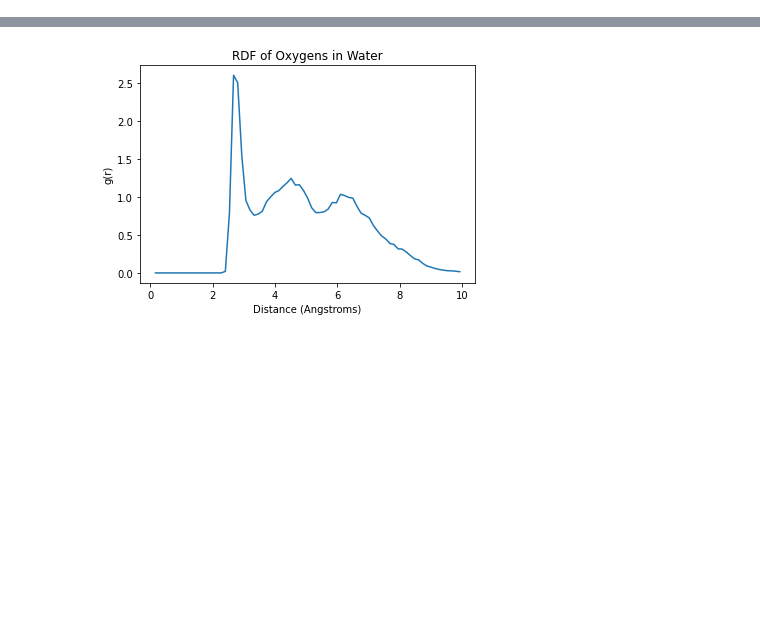
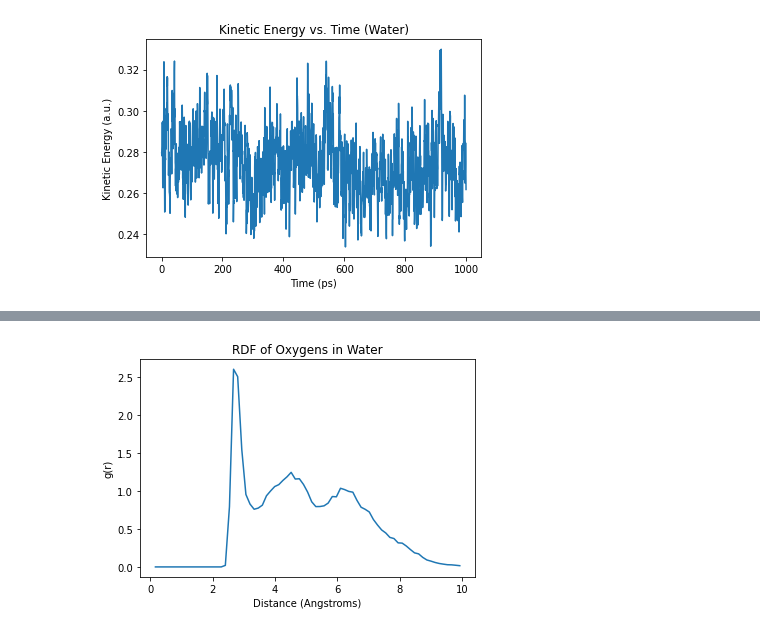
Before and after one commit to ac7407/comp-lab-class, a Jupyter notebook: Week12/Analysis/AIMD_WaterProton.ipynb, the cells around one changed output, grey strips where cells are left out. Saved outputs shown, nothing was run; the diff lists cells and outputs as text; code cells hidden in the pictures; blank space fills up the shorter version.

```diff
--- a/Week12/Analysis/AIMD_WaterProton.ipynb
+++ b/Week12/Analysis/AIMD_WaterProton.ipynb
@@ -31,0 +33,13 @@ plt.show()
+# %%
+# kinetic energy vs time analysis
+# read in .ener file starting from line 2 (water)
+data_water = np.genfromtxt('/home/ac7407/comp-class/comp-lab-class/Week12/Runs/Water/water_aimd_1ns_every0.5fs-1.ener', skip_header=2)
+
+# plot kinetic energy (column 2) vs time (column 1)
+plt.plot(data_water[:,1], data_water[:,2])
+plt.xlabel('Time (ps)')
+plt.ylabel('Kinetic Energy (a.u.)')
+plt.title('Kinetic Energy vs. Time (Water)')
+plt.show()
+# %% [output]
+[figure, added]
```
Also changed, not shown: parts of 3 cells of this notebook.
